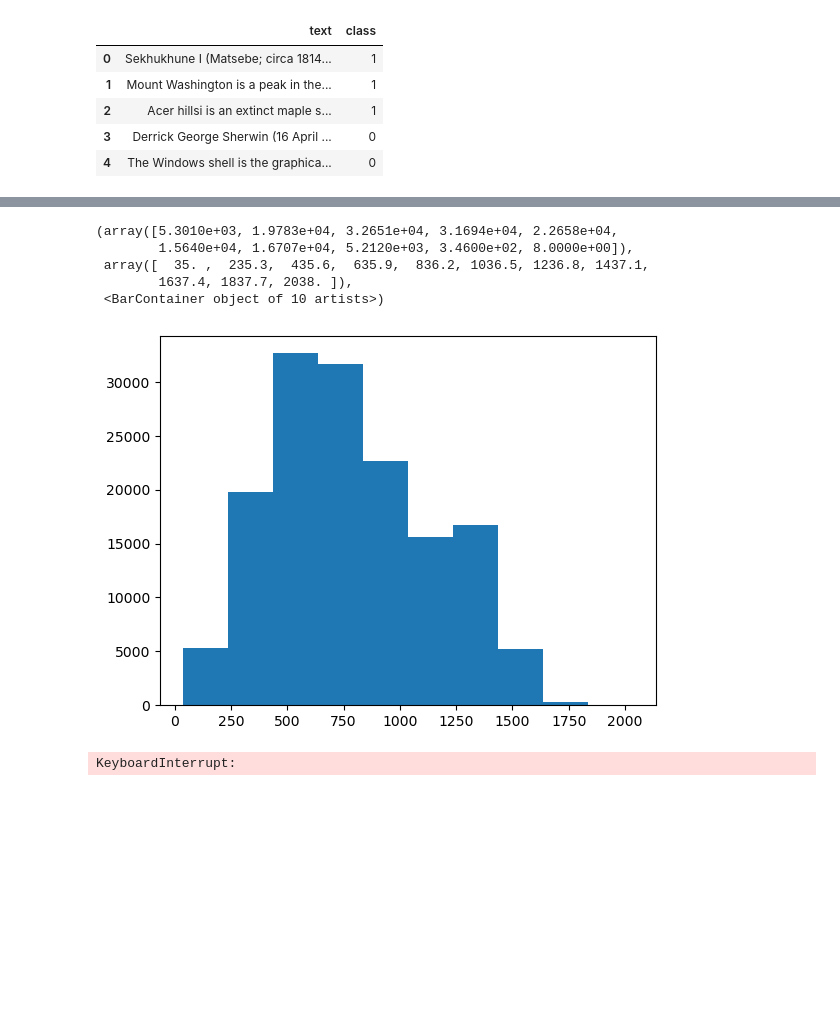
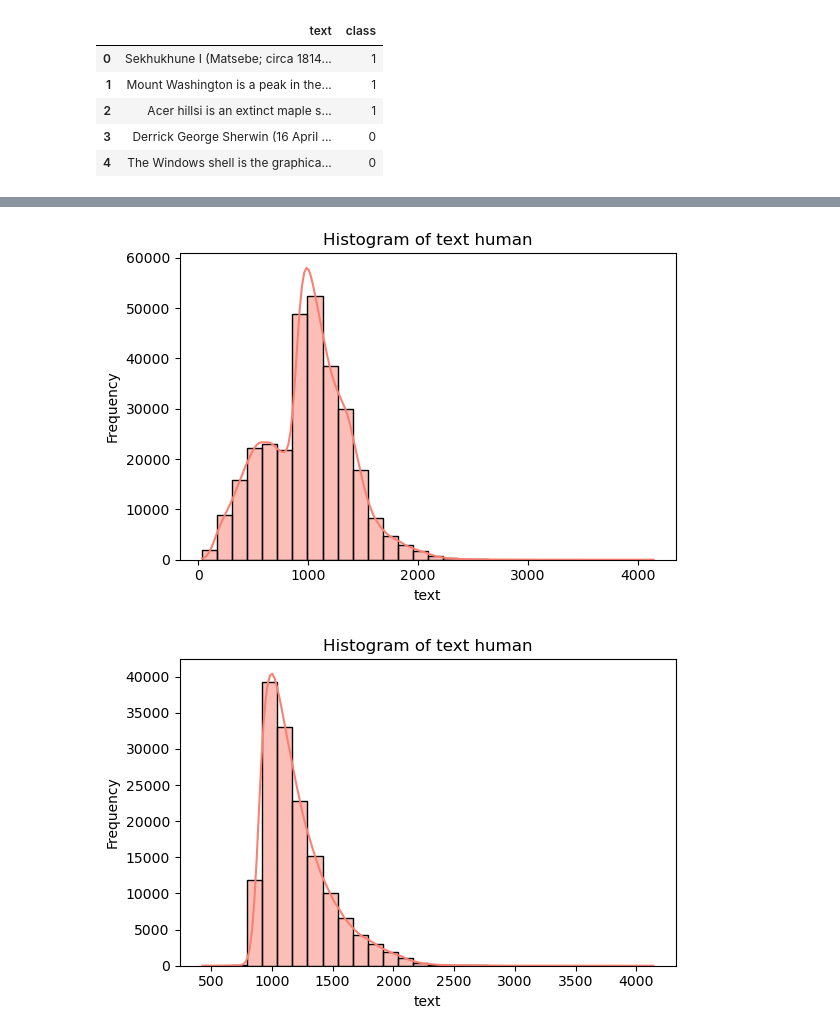
Before and after one commit to AnaNofuentes/Text-Analyzer-Human-vs-AI, a Jupyter notebook: eda.ipynb, the cells around one changed output, grey strips where cells are left out. Saved outputs shown, nothing was run; the diff lists cells and outputs as text; code cells hidden in the pictures; blank space fills up the shorter version.

```diff
--- a/eda.ipynb
+++ b/eda.ipynb
@@ -19,4 +27,4 @@ df_complete.head()
 | 3 | Derrick George Sherwin (16 April ... | 0 |
 | 4 | The Windows shell is the graphica... | 0 |
 # %%
-plt.hist(df_complete['text'].str.len())
+df_complete['len_text'] = df_complete['text'].str.len()
@@ -48,19 +34,20 @@ plt.hist(len_text_0)
-# %%
-plt.hist(len_text_1)
-# %% [output]
-(array([5.3010e+03, 1.9783e+04, 3.2651e+04, 3.1694e+04, 2.2658e+04,
-        1.5640e+04, 1.6707e+04, 5.2120e+03, 3.4600e+02, 8.0000e+00]),
- array([  35. ,  235.3,  435.6,  635.9,  836.2, 1036.5, 1236.8, 1437.1,
-        1637.4, 1837.7, 2038. ]),
- <BarContainer object of 10 artists>)
-[figure, removed]
-# %%
-plt.figure(figsize=(10, 6))
-plt.bar(len_text_0, df_class_0.text)
-plt.title('Longitud de Textos')
-plt.xlabel('Texto')
-plt.ylabel('Longitud')
-plt.xticks(rotation=45, ha='right')
-plt.tight_layout()
-# %% [output]
-KeyboardInterrupt:
+# %%
+plt.figure(figsize=(6,4))
+sns.histplot(df_complete['len_text'], kde=True, bins=30, color="salmon")  # Histograma con KDE
+plt.title(f'Histogram of text human')
+plt.xlabel('text')
+plt.ylabel('Frequency')
+plt.tight_layout()
+plt.show()
+# %% [output]
+[figure, added]
+# %%
+plt.figure(figsize=(6,4))
+sns.histplot(df_class_human['len_text'], kde=True, bins=30, color="salmon")  # Histograma con KDE
+plt.title(f'Histogram of text human')
+plt.xlabel('text')
+plt.ylabel('Frequency')
+plt.tight_layout()
+plt.show()
+# %% [output]
+[figure, added]
```
Also changed, not shown: parts of 20 cells of this notebook.
